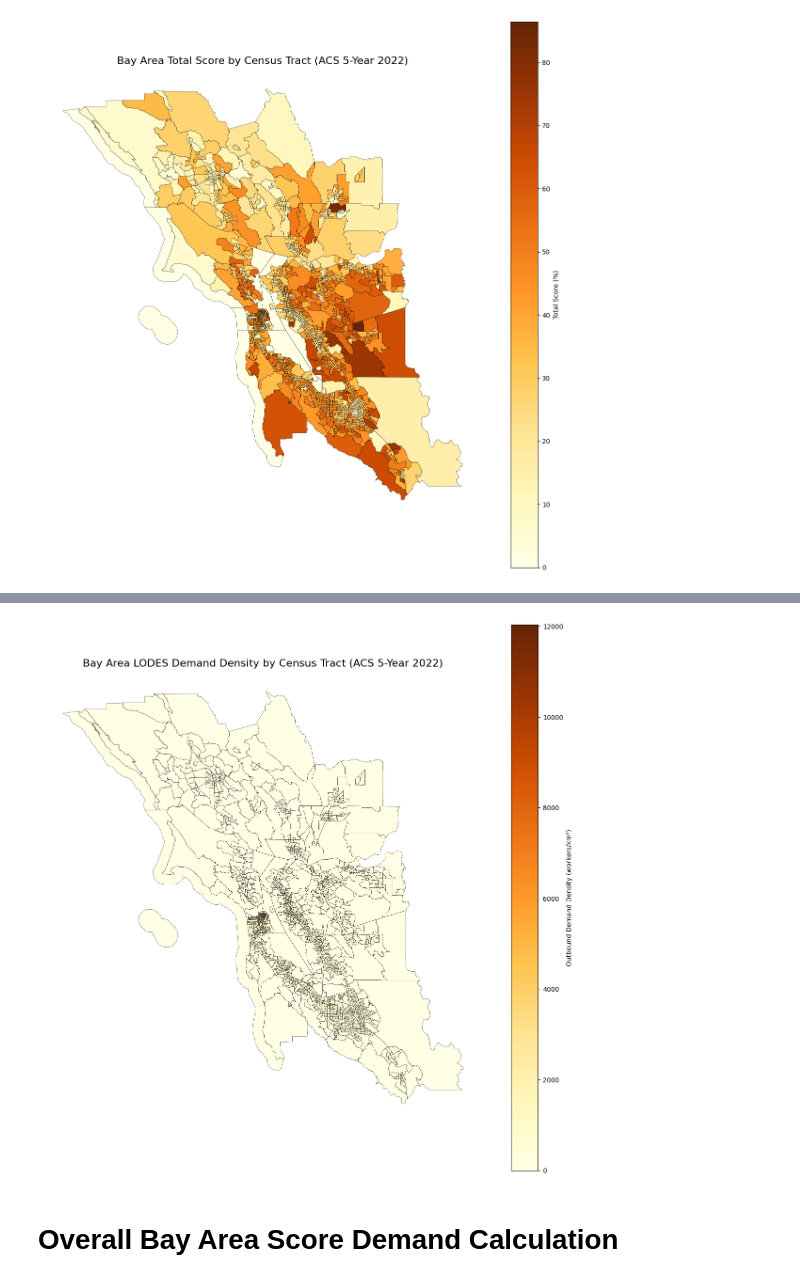
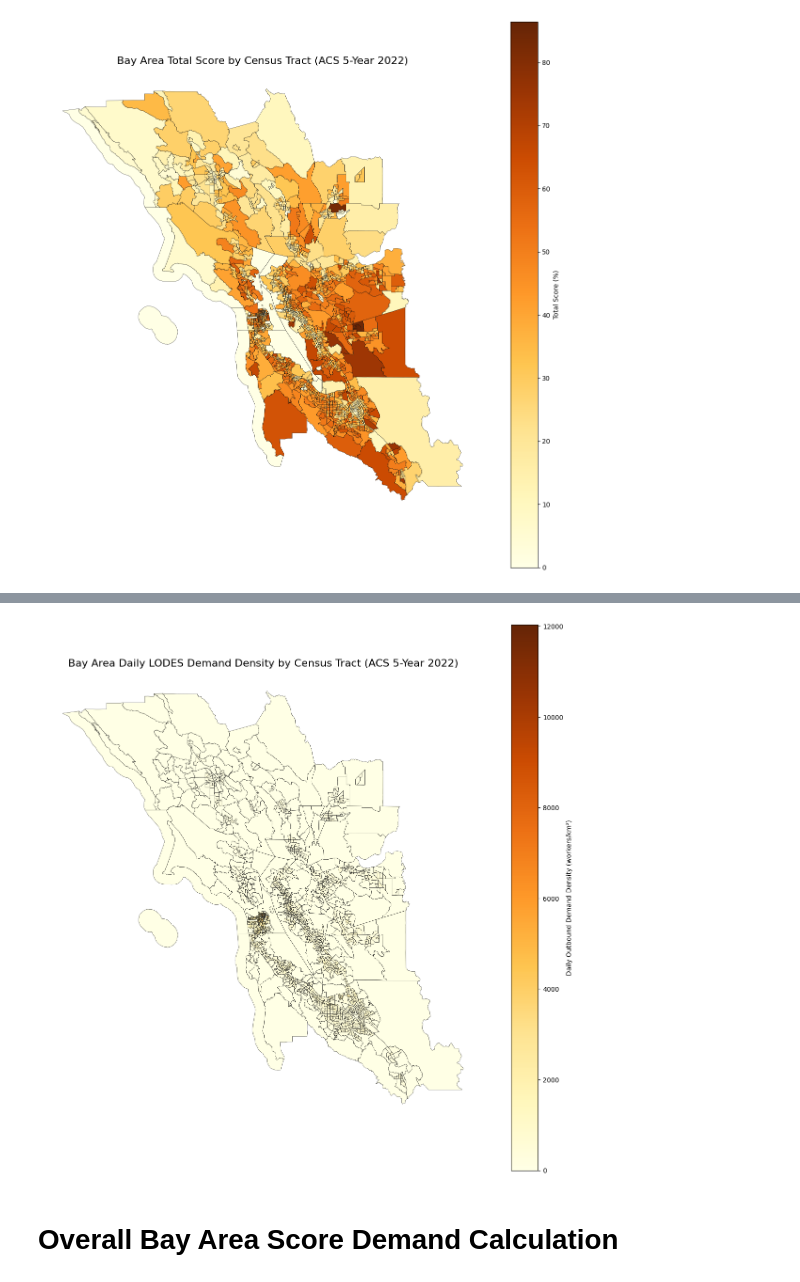
Before and after one commit to dssong2/urop-2025, a Jupyter notebook: models/my_method.ipynb, the cells around one changed output, grey strips where cells are left out. Cells and saved outputs as stored; diff of their text form; code cells hidden in the pictures.

```diff
--- a/models/my_method.ipynb
+++ b/models/my_method.ipynb
@@ -493,7 +493,7 @@ total_score
 1772 rows × 5 columns
 # %%
 lodes_demand = LODES_H_sum.merge(total_score, on="GEOID", how="inner")
-lodes_demand["LODES Demand"] = lodes_demand["LODES_H_sum"] * (lodes_demand["Total Score"] / 100)
+lodes_demand["Daily LODES Demand"] = lodes_demand["LODES_H_sum"] * (lodes_demand["Total Score"] / 100)
 
 lodes_demand
 # %% [output]
@@ -518,9 +518,11 @@ bay_tracts = tracts[tracts.GEOID.str[:5].isin({"06001","06013","06041",
                                              "06055","06075","06081",
                                              "06085","06095","06097"})]
 
-lodes_demand_density = lodes_demand[["GEOID", "LODES Demand"]].copy()
+lodes_demand_density = lodes_demand[["GEOID", "Daily LODES Demand"]].copy()
 tracts['area_km2'] = tracts.geometry.to_crs(epsg=3310).area / 1e6  # Project to meters, then to km²
 lodes_demand_density = lodes_demand_density.merge(tracts, on="GEOID", how="inner")
-lodes_demand_density["LODES Demand Density"] = lodes_demand_density["LODES Demand"] / lodes_demand_density['area_km2']
+lodes_demand_density["Daily LODES Demand Density"] = lodes_demand_density["Daily LODES Demand"] / lodes_demand_density['area_km2']
 
-lodes_demand_density = lodes_demand_density[["GEOID", "LODES Demand Density"]].copy()
+lodes_demand_density = lodes_demand_density[["GEOID", "Daily LODES Demand Density"]].copy()
+
+lodes_demand_density
@@ -541,7 +557,7 @@ def plot_choropleth(data):
         linewidth=0.3,
         ax=ax,
     )
-    ax.set_title(f"Bay Area {col_title} by Census Tract (ACS 5-Year 2022)", fontsize=16)
+    ax.set_title(f"Bay Area {col_title} by Census Tract (ACS 5-Year 2022)", fontsize=16, wrap=True)
     ax.axis("off")
     plt.tight_layout()
     plt.show()
@@ -568,10 +584,10 @@ gdf_lodes_demand = plot_choropleth(lodes_demand_data)
 # %%
 lodes_demand_density_data = (
     lodes_demand_density,
-    "LODES Demand Density",
-    "Outbound Demand Density (workers/km²)"
+    "Daily LODES Demand Density",
+    "Daily Outbound Demand Density (workers/km²)"
 )
 gdf_lodes_demand_density = plot_choropleth(lodes_demand_density_data)
 # %% [output]
-[figure, old version]
+[figure, new version]
 # %%
```
Also changed, not shown: parts of 10 cells of this notebook.
